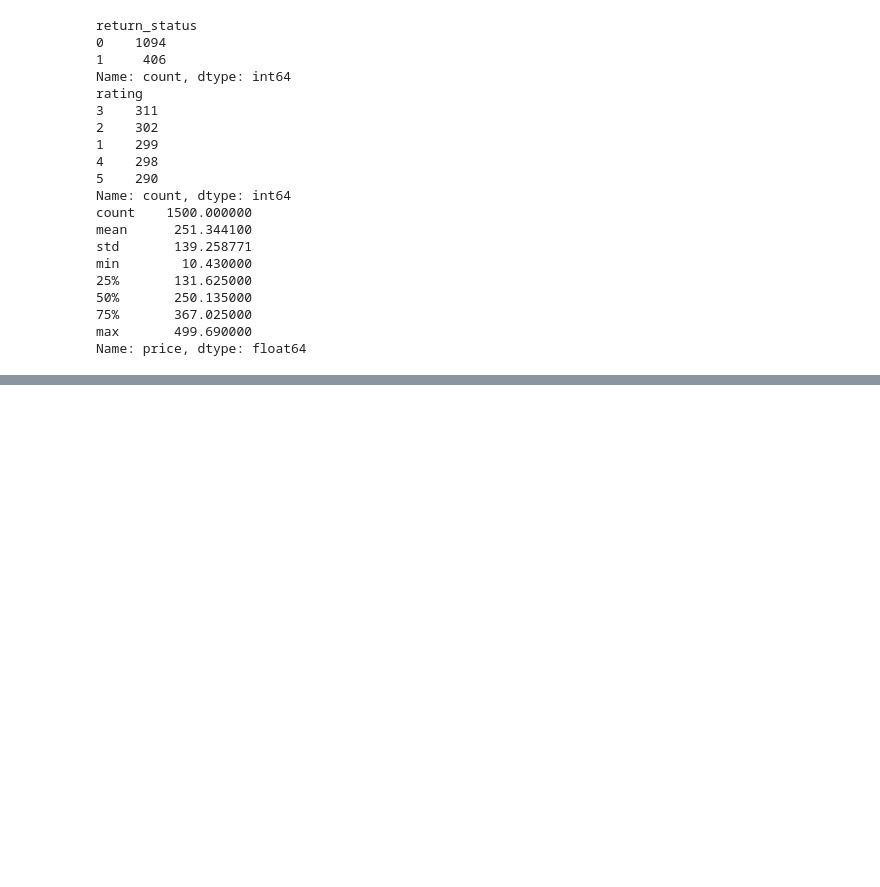
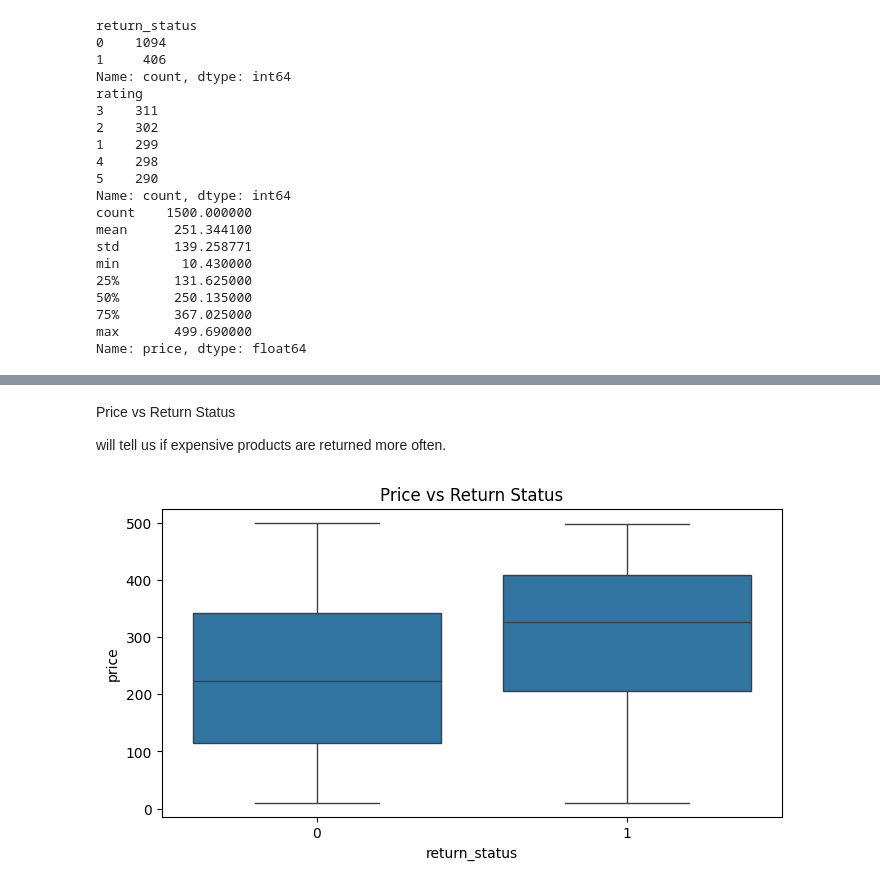
Before and after one commit to patelshivam109/Product-return-preiction, a Jupyter notebook: notebooks/day1.ipynb, the cells around one changed output, grey strips where cells are left out. Cells and saved outputs as stored; diff of their text form; code cells hidden in the pictures; blank space fills up the shorter version.

```diff
--- a/notebooks/day1.ipynb
+++ b/notebooks/day1.ipynb
@@ -85,0 +132,11 @@ Name: price, dtype: float64
+# %% [markdown]
+Price vs Return Status
+
+ will tell us if expensive products are returned more often.
+# %%
+plt.figure(figsize=(8,4))
+sns.boxplot(x='return_status', y='price', data=df)
+plt.title("Price vs Return Status")
+plt.show()
+# %% [output]
+[figure, added]
```
Also changed, not shown: parts of 16 cells of this notebook.
